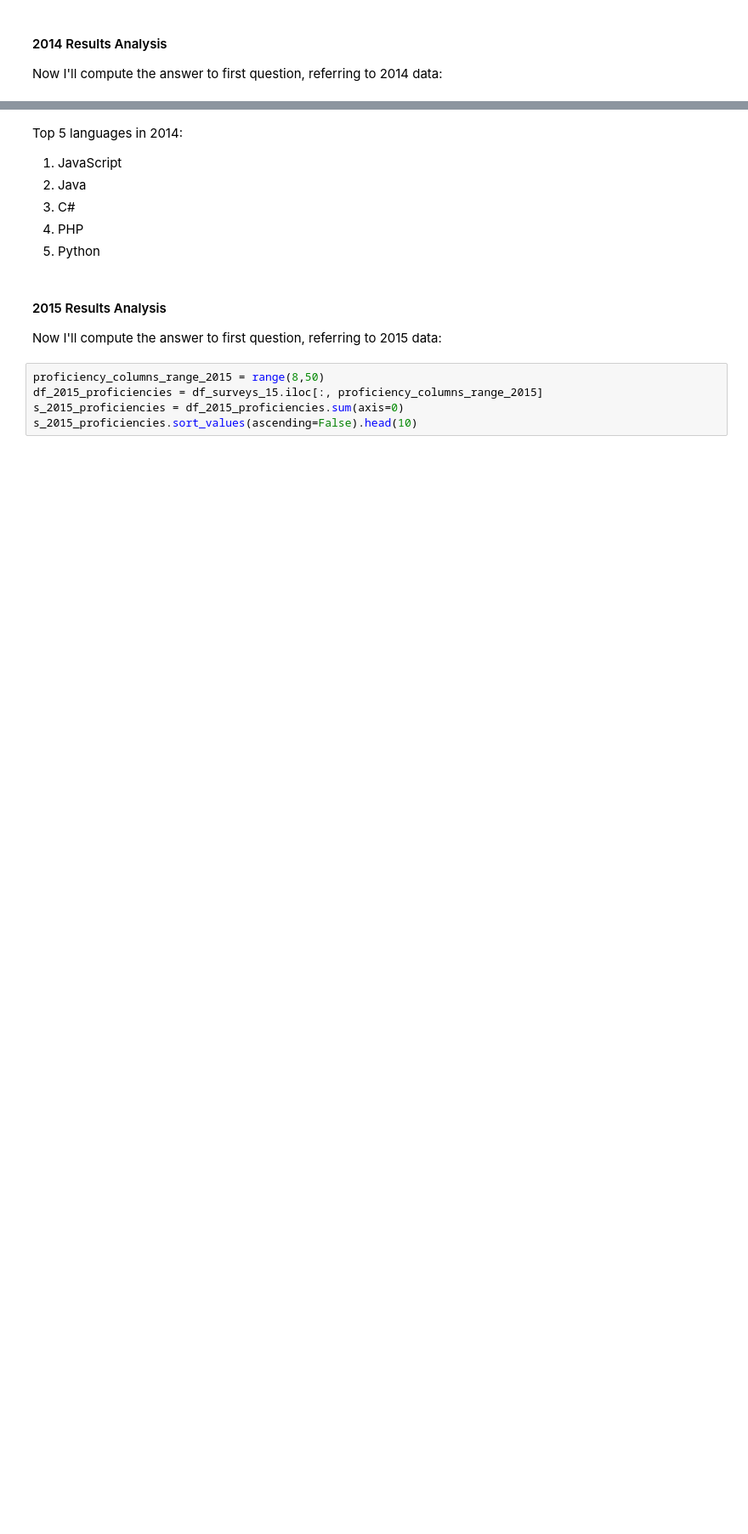
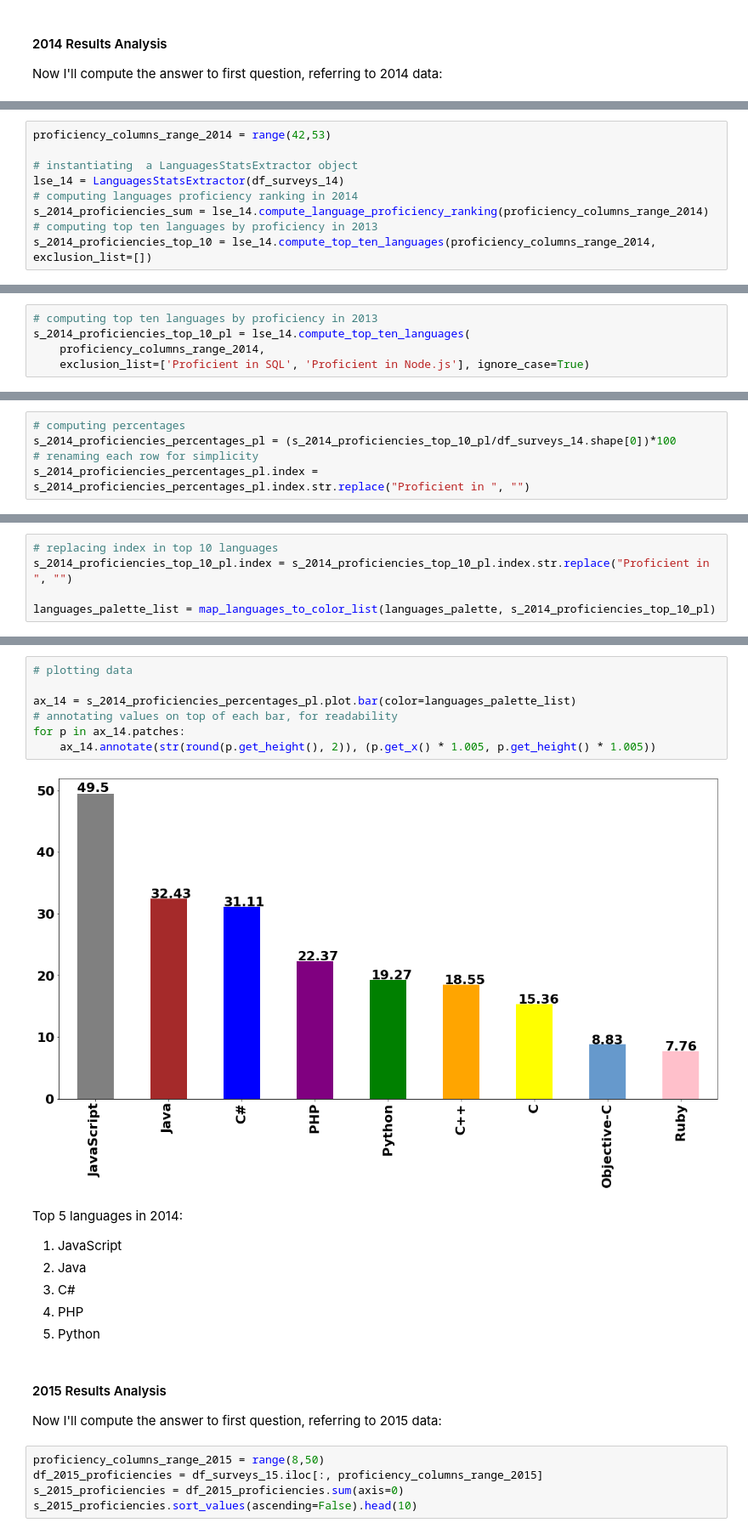
Before and after one commit to alfreedolf/stackoverflow_multiple_years, a Jupyter notebook: notebooks/1.LanguagesPopularityByYear.ipynb, the cells around one changed output, grey strips where cells are left out. Shown at 85% size. Drawn from its saved outputs; the diff is of its cells as text; blank space fills up the shorter version.

```diff
--- a/notebooks/1.LanguagesPopularityByYear.ipynb
+++ b/notebooks/1.LanguagesPopularityByYear.ipynb
@@ -551,0 +559,9 @@ s_2014_proficiencies.sort_values(ascending=False).head(10)
+# %%
+proficiency_columns_range_2014 = range(42,53)
+
+# instantiating  a LanguagesStatsExtractor object
+lse_14 = LanguagesStatsExtractor(df_surveys_14)
+# computing languages proficiency ranking in 2014
+s_2014_proficiencies_sum = lse_14.compute_language_proficiency_ranking(proficiency_columns_range_2014)
+# computing top ten languages by proficiency in 2013
+s_2014_proficiencies_top_10 = lse_14.compute_top_ten_languages(proficiency_columns_range_2014, exclusion_list=[])
@@ -551,0 +584,5 @@ s_2014_proficiencies.sort_values(ascending=False).head(10)
+# %%
+# computing top ten languages by proficiency in 2013
+s_2014_proficiencies_top_10_pl = lse_14.compute_top_ten_languages(
+    proficiency_columns_range_2014,
+    exclusion_list=['Proficient in SQL', 'Proficient in Node.js'], ignore_case=True)
@@ -551,0 +605,5 @@ s_2014_proficiencies.sort_values(ascending=False).head(10)
+# %%
+# computing percentages
+s_2014_proficiencies_percentages_pl = (s_2014_proficiencies_top_10_pl/df_surveys_14.shape[0])*100
+# renaming each row for simplicity
+s_2014_proficiencies_percentages_pl.index = s_2014_proficiencies_percentages_pl.index.str.replace("Proficient in ", "")
@@ -551,0 +612,5 @@ s_2014_proficiencies.sort_values(ascending=False).head(10)
+# %%
+# replacing index in top 10 languages
+s_2014_proficiencies_top_10_pl.index = s_2014_proficiencies_top_10_pl.index.str.replace("Proficient in ", "")
+
+languages_palette_list = map_languages_to_color_list(languages_palette, s_2014_proficiencies_top_10_pl)
@@ -552,3 +619,12 @@ s_2014_proficiencies.sort_values(ascending=False).head(10)
+# %%
+# plotting data
+
+ax_14 = s_2014_proficiencies_percentages_pl.plot.bar(color=languages_palette_list)
+# annotating values on top of each bar, for readability
+for p in ax_14.patches:
+    ax_14.annotate(str(round(p.get_height(), 2)), (p.get_x() * 1.005, p.get_height() * 1.005))
+# %% [output]
+[figure, added]
 # %% [markdown]
 Top 5 languages in 2014: <br>
 1. JavaScript
```
Also changed, not shown: parts of 26 cells of this notebook.
